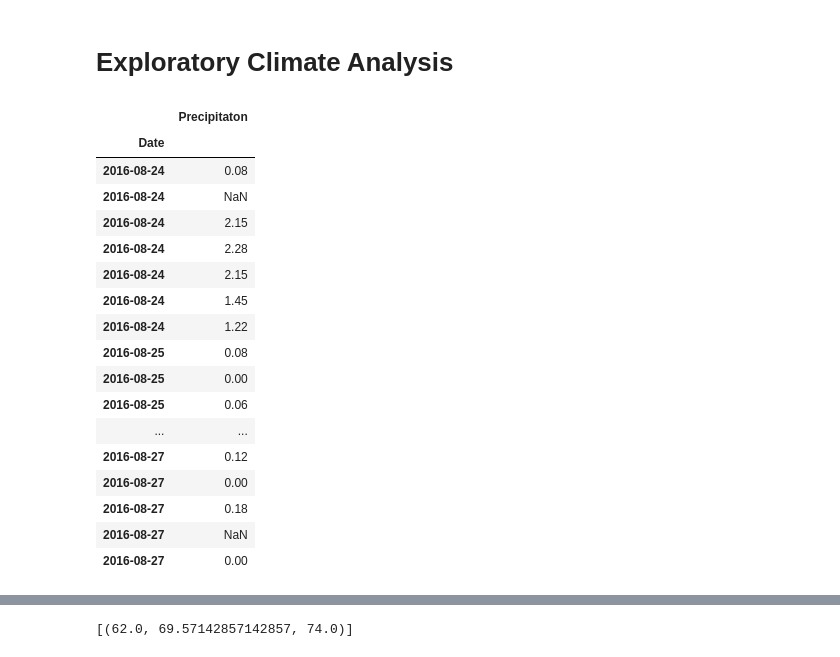
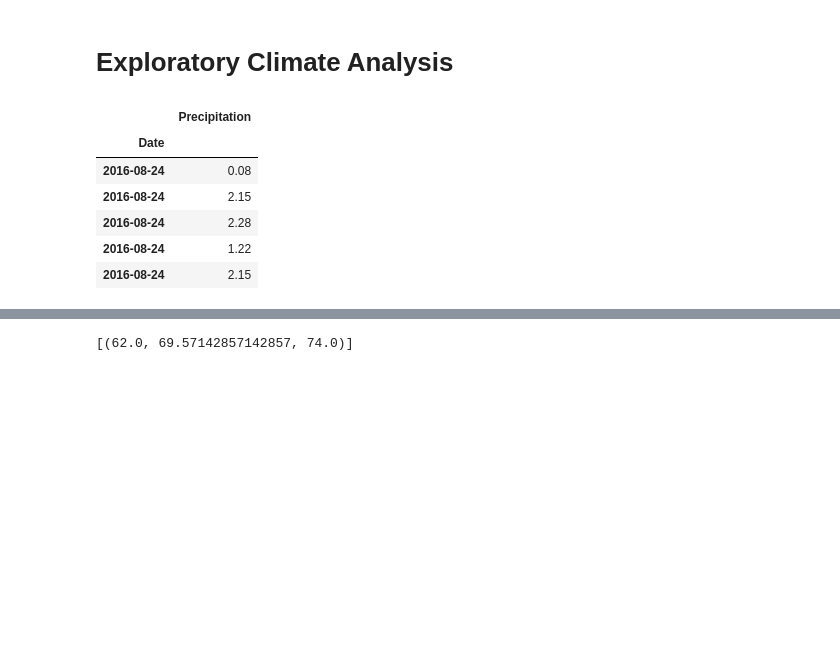
Before and after one commit to jteickholt/sqlalchemy-challenge, a Jupyter notebook: climate_starter.ipynb, the cells around one changed output, grey strips where cells are left out. Cells and saved outputs as stored; diff of their text form; code cells hidden in the pictures; blank space fills up the shorter version.

```diff
--- a/climate_starter.ipynb
+++ b/climate_starter.ipynb
@@ -59,44 +59,41 @@ Station.__table__.columns.values()
 # %%
 # Design a query to retrieve the last 12 months of precipitation data and plot the results
 
 # Calculate the date 1 year ago from the last data point in the database
 
 last_date = session.query(Measurement.date).order_by(Measurement.date.desc()).first().date
 date_1yrago = dt.datetime.strptime(last_date, '%Y-%m-%d') - dt.timedelta(days=365)
 
 # Perform a query to retrieve the date and precipitation scores
 
 precip = session.query(Measurement.date.label("Date"),
-                                      Measurement.prcp.label("Precipitaton")).filter(Measurement.date>=date_1yrago)
+                    Measurement.prcp.label("Precipitation")).filter(Measurement.date>=date_1yrago).order_by(Measurement.date)
 
 
 # Save the query results as a Pandas DataFrame and set the index to the date column
 
 precip_df = pd.read_sql(precip.statement, engine)
 precip_df = precip_df.set_index("Date")
 
+
 # Sort the dataframe by date
 
 precip_df=precip_df.sort_values(by=['Date'])
-precip_df.head(25)
 
-# Use Pandas Plotting with Matplotlib to plot the data
+# Check for missing data
+
+precip_df.isna().sum()
+
+# There were 208 NaN's.  Since I have no way to check on these, I am going to drop them as I
+# don't want to assume they are zero.
+
+precip_df=precip_df.dropna()
+precip_df.head()
 # %% [output]
-|  | Precipitaton |
+|  | Precipitation |
 | Date |  |
 | 2016-08-24 | 0.08 |
-| 2016-08-24 | NaN |
 | 2016-08-24 | 2.15 |
 | 2016-08-24 | 2.28 |
+| 2016-08-24 | 1.22 |
 | 2016-08-24 | 2.15 |
-| 2016-08-24 | 1.45 |
-| 2016-08-24 | 1.22 |
-| 2016-08-25 | 0.08 |
-| 2016-08-25 | 0.00 |
-| 2016-08-25 | 0.06 |
-| ... | ... |
-| 2016-08-27 | 0.12 |
-| 2016-08-27 | 0.00 |
-| 2016-08-27 | 0.18 |
-| 2016-08-27 | NaN |
-| 2016-08-27 | 0.00 |
```
Also changed, not shown: parts of 13 cells of this notebook.
